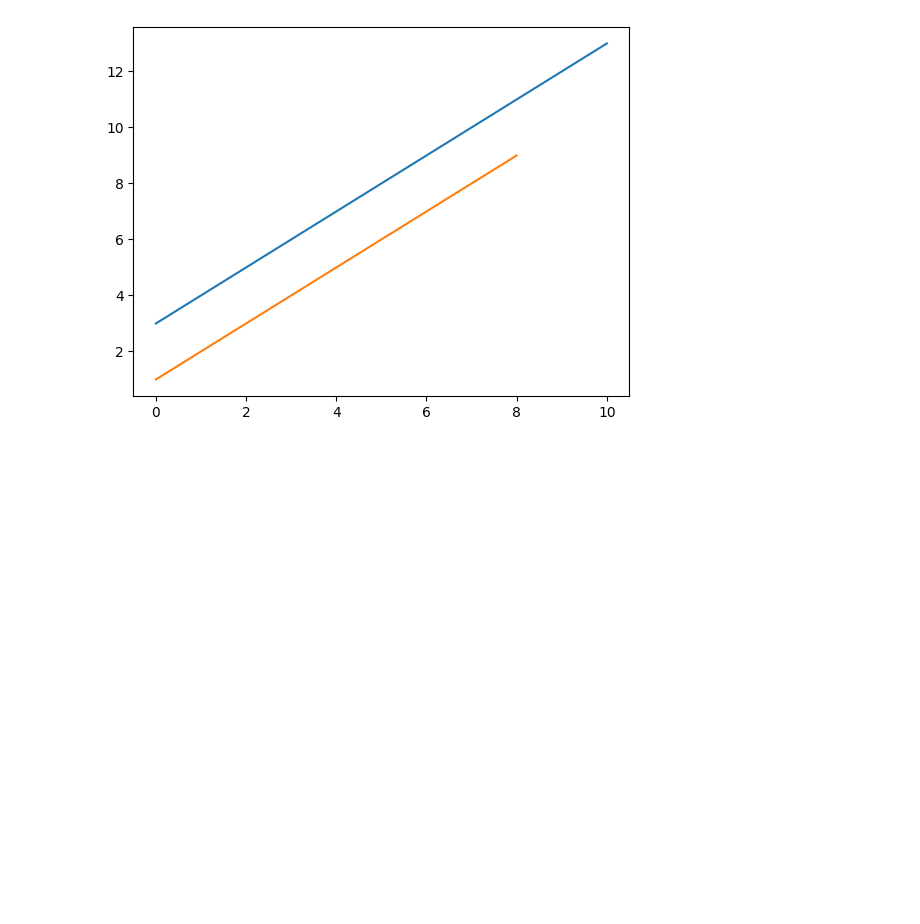
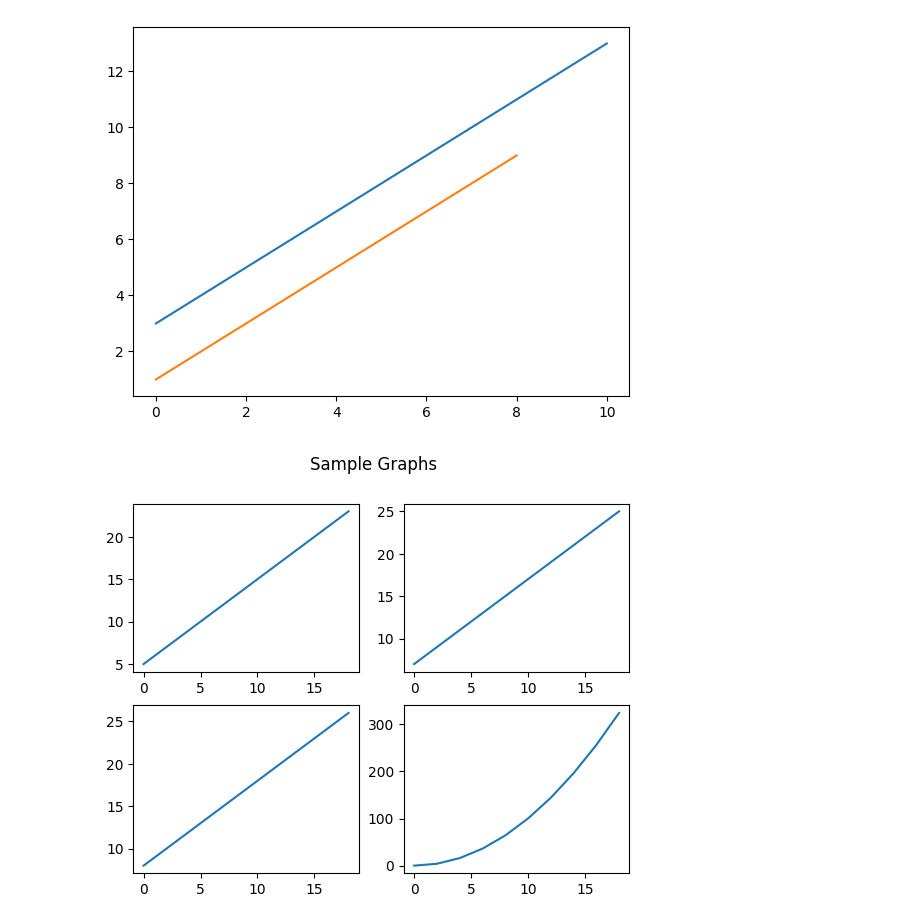
Before and after one commit to anbanshayan/Matplotlib, a Jupyter notebook: matplotlib7.ipynb, the cells around one changed output. Cells and saved outputs as stored; diff of their text form; code cells hidden in the pictures; blank space fills up the shorter version.

Commit message:
subplot created

```diff
--- a/matplotlib7.ipynb
+++ b/matplotlib7.ipynb
@@ -14,4 +14,21 @@ plt.plot(a,b)
 [<matplotlib.lines.Line2D at 0x...>]
 [figure]
 # %%
-plt.subplot()
+c = np.arange(0,20,2)
+d = c+5
+e = c+7
+f = c+8
+g = c**2
+# %%
+plt.subplot(2,2,1)
+plt.plot(c,d)
+plt.subplot(2,2,2)
+plt.plot(c,e)
+plt.subplot(2,2,3)
+plt.plot(c,f)
+plt.subplot(2,2,4)
+plt.plot(c,g)
+plt.suptitle("Sample Graphs")
+plt.show()
+# %% [output]
+[figure, added]
```
